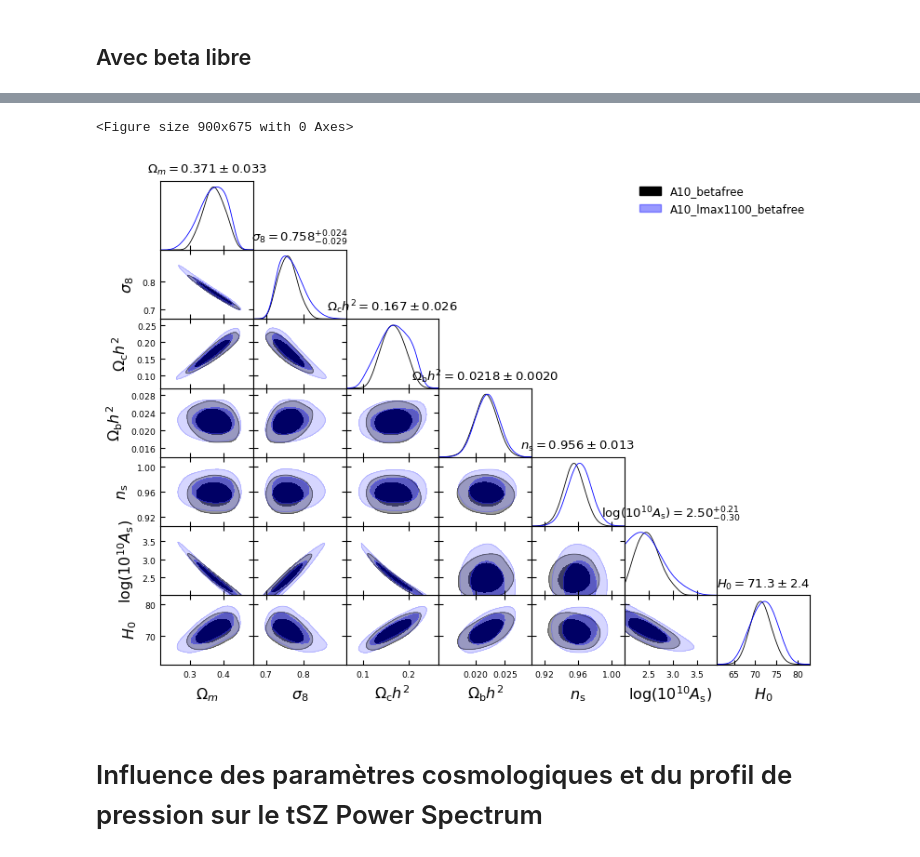
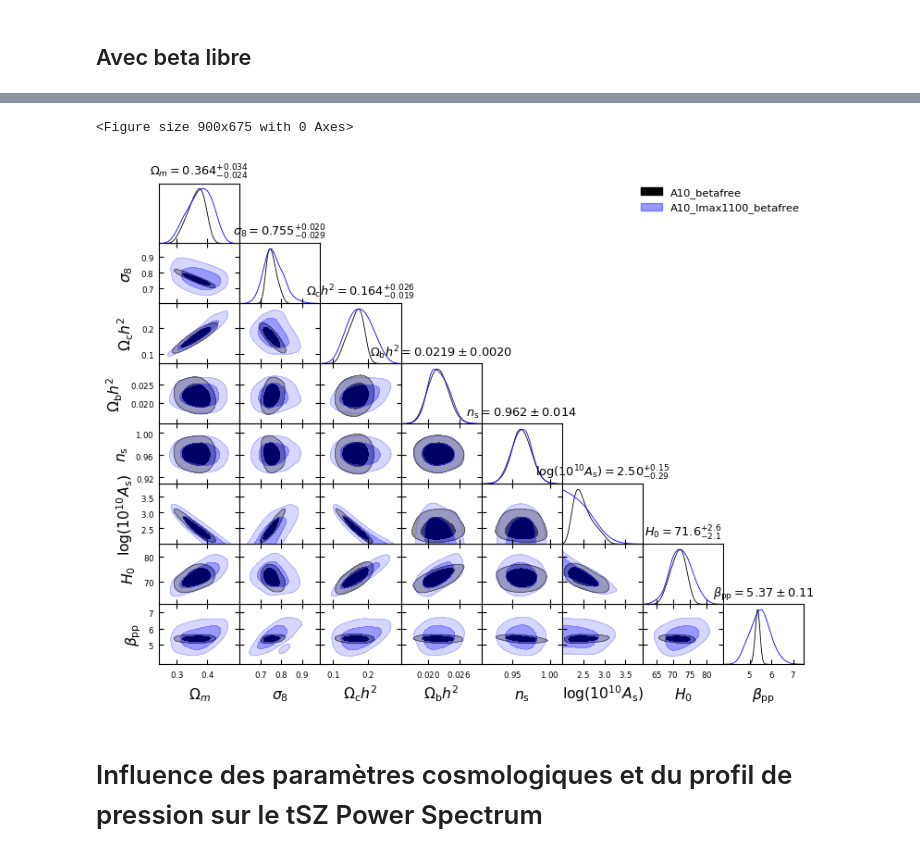
Before and after one commit to Thomas054/My_hmf, a Jupyter notebook: Cobaya/Cobaya_tSZ.ipynb, the cells around one changed output, grey strips where cells are left out. Drawn from its saved outputs; the diff is of its cells as text; code cells hidden in the pictures.

```diff
--- a/Cobaya/Cobaya_tSZ.ipynb
+++ b/Cobaya/Cobaya_tSZ.ipynb
@@ -198,8 +198,8 @@ WARNING:root:auto bandwidth for tau very small or failed (h=0.000534597951475810
 # %%
 path = "C:/Users/thoma/Docs/Parcours_recherche/Code/Cobaya_data/"
 run_mock = getdist.loadMCSamples(path+'config_Mock_A10_betafree',
-                                   settings={'ignore_rows':0.3} # Pour ignorer les 30% premières lignes
+                                   settings={'ignore_rows':0.5} # Pour ignorer les 30% premières lignes
 )
 run_lmax1100 = getdist.loadMCSamples(path+'config_Mock_A10_lmax1100_betafree',
-                                   settings={'ignore_rows':0.3} # Pour ignorer les 30% premières lignes
+                                   settings={'ignore_rows':0.5} # Pour ignorer les 30% premières lignes
 )
@@ -206,35 +213,35 @@ run_lmax1100 = getdist.loadMCSamples(path+'config_Mock_A10_lmax1100_betafree',
 # %%
 samples = [run_mock, run_lmax1100]  # Liste des échantillons auxquels on s'intéresse
 g = plots.get_single_plotter(chain_dir=path, width_inch=9)  # width_inch = largeur de la figure
 
 # Pour faire joli
 g.settings.figure_legend_frame = False  # Cadre autour de la légende
 g.settings.alpha_filled_add = 0.4   # ?
 g.settings.title_limit_fontsize = 14    # Taille de la police du titre
 g.settings.legend_fontsize = 13   # Taille de la police de la légende
 g.settings.axes_labelsize = 16  # Taille de la police des labels des axes
 # g.settings.xtick.labelsize = 14
 # g.settings.ytick.labelsize = 14
 
 
 
 # Plot
 g.triangle_plot(
     samples,
-    ["omegam", "sigma8", "omch2","ombh2","ns","logA","H0"],   # Paramètres à afficher
+    ["omegam", "sigma8", "omch2","ombh2","ns","logA","H0", "pp_beta"],   # Paramètres à afficher
     filled=[True],
     legend_labels=["A10_betafree", "A10_lmax1100_betafree"],  # 1 label par sample
     legend_loc="upper right",   # Position de la légende
     contour_colors=["black", "blue", "red"],  # Couleurs des contours
     title_limit=1,
     markers={"x2": 0},
 )
 
 
 g.export('Cosmo_tSZ_Mock_betafree.pdf')
 # %% [output]
 <Figure size 900x675 with 0 Axes>
-[figure, old version]
+[figure, new version]
 # %% [markdown]
 # Influence des paramètres cosmologiques et du profil de pression sur le tSZ Power Spectrum
 # %% [markdown]
```
Also changed, not shown: parts of 1 cell of this notebook, 8 other files.
